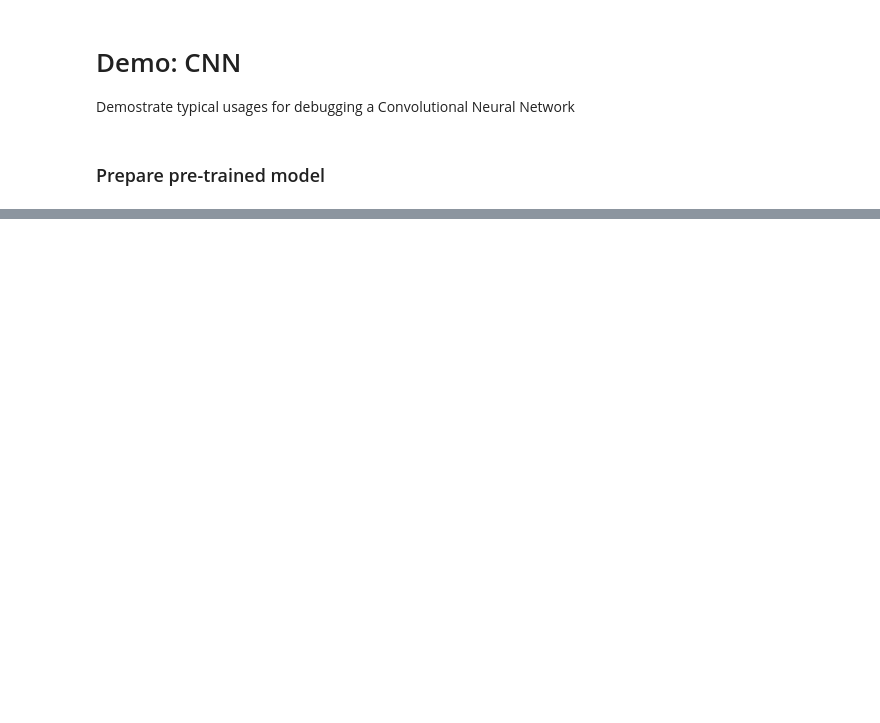
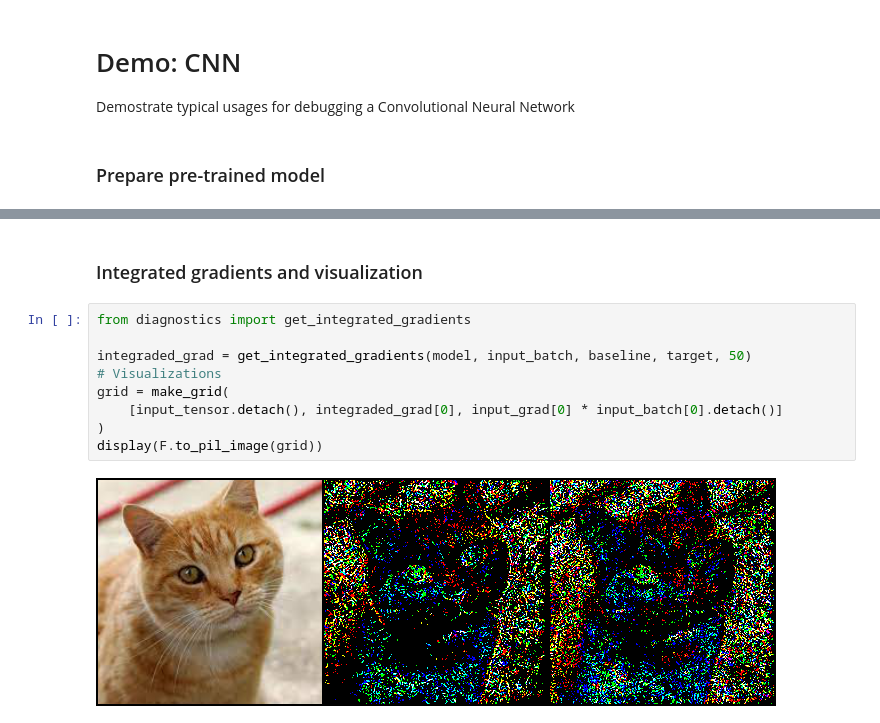
Before and after one commit to ksang/model-diagnostics, a Jupyter notebook: notebooks/demo_cnn.ipynb, the cells around one changed output, grey strips where cells are left out. Cells and saved outputs as stored; diff of their text form; blank space fills up the shorter version.

```diff
--- a/notebooks/demo_cnn.ipynb
+++ b/notebooks/demo_cnn.ipynb
@@ -76,0 +77,13 @@ display(F.to_pil_image(grid))
+# %% [markdown]
+### Integrated gradients and visualization
+# %%
+from diagnostics import get_integrated_gradients
+
+integraded_grad = get_integrated_gradients(model, input_batch, baseline, target, 50)
+# Visualizations
+grid = make_grid(
+    [input_tensor.detach(), integraded_grad[0], input_grad[0] * input_batch[0].detach()]
+)
+display(F.to_pil_image(grid))
+# %% [output]
+[figure, added]
```
Also changed, not shown: parts of 3 cells of this notebook, 8 other files.
